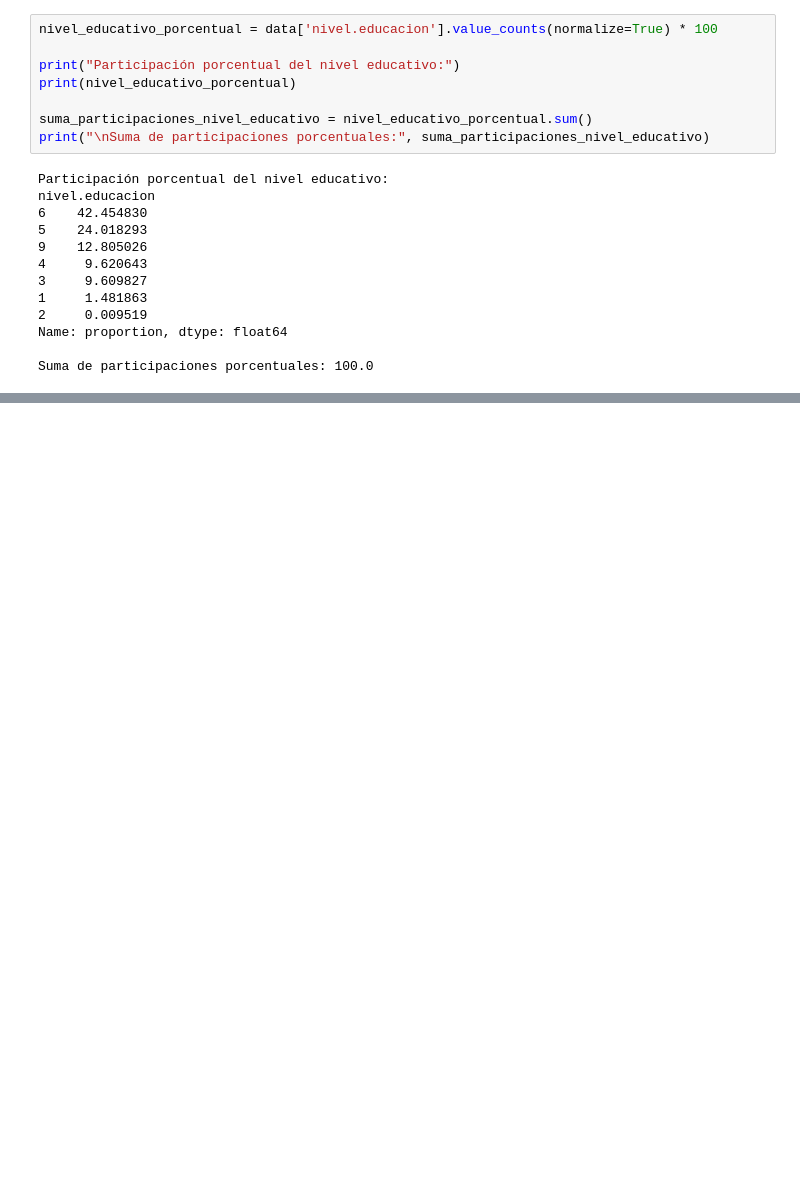
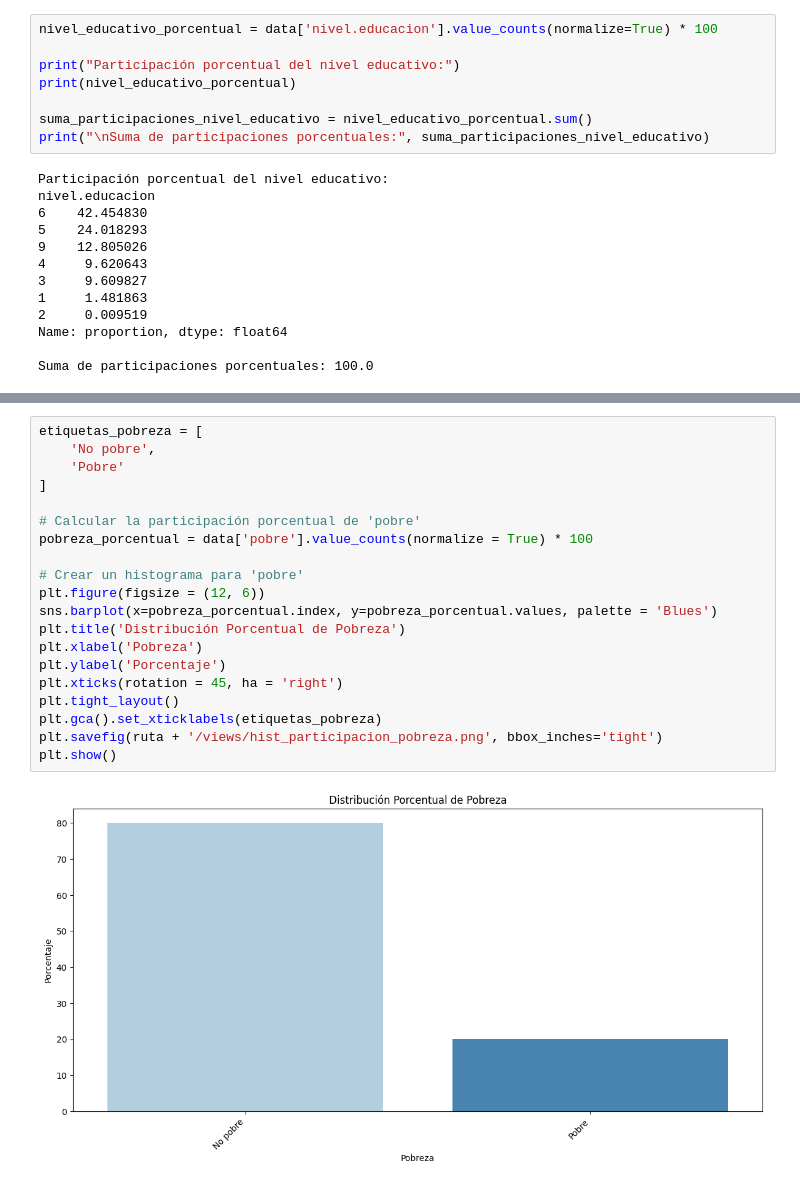
Before and after one commit to sebastian23e/predicting_poverty_bdmc, a Jupyter notebook: scripts/Limpieza.ipynb, the cells around one changed output, grey strips where cells are left out. Saved outputs shown, nothing was run; the diff lists cells and outputs as text; blank space fills up the shorter version.

```diff
--- a/scripts/Limpieza.ipynb
+++ b/scripts/Limpieza.ipynb
@@ -688,0 +735,22 @@ Suma de participaciones porcentuales: 100.0
+# %%
+etiquetas_pobreza = [
+    'No pobre',
+    'Pobre'
+]
+
+# Calcular la participación porcentual de 'pobre'
+pobreza_porcentual = data['pobre'].value_counts(normalize = True) * 100
+
+# Crear un histograma para 'pobre'
+plt.figure(figsize = (12, 6))
+sns.barplot(x=pobreza_porcentual.index, y=pobreza_porcentual.values, palette = 'Blues')
+plt.title('Distribución Porcentual de Pobreza')
+plt.xlabel('Pobreza')
+plt.ylabel('Porcentaje')
+plt.xticks(rotation = 45, ha = 'right')
+plt.tight_layout()
+plt.gca().set_xticklabels(etiquetas_pobreza)
+plt.savefig(ruta + '/views/hist_participacion_pobreza.png', bbox_inches='tight')
+plt.show()
+# %% [output]
+[figure, added]
```
Also changed, not shown: parts of 7 cells of this notebook, 5 other files.
